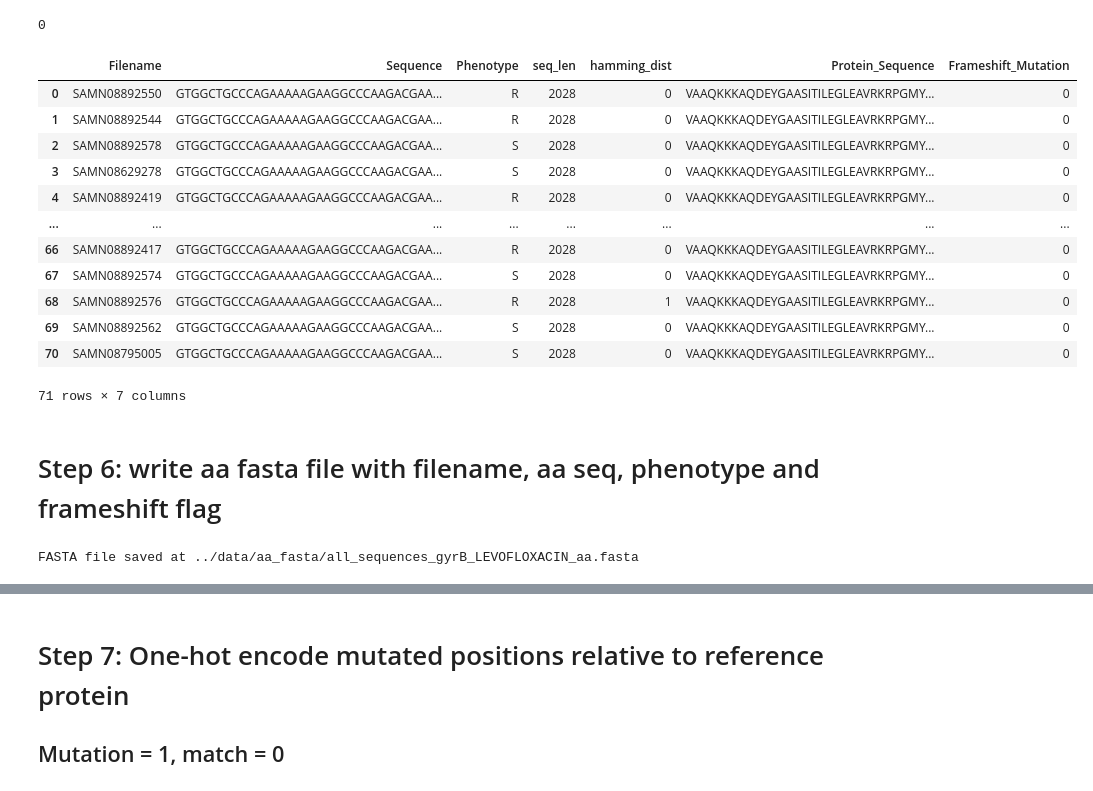
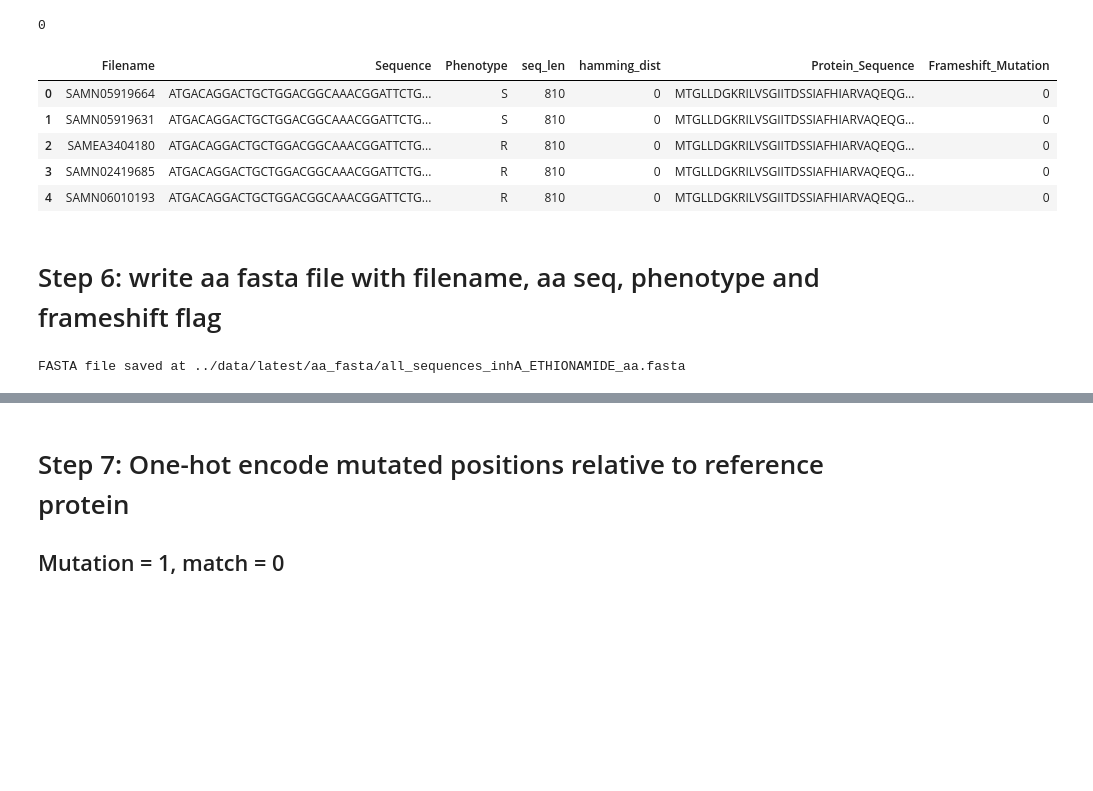
Before and after one commit to SAGE-Lab-UMass/Big-TB-benchmark, a Jupyter notebook: protein-tasks/protein_translation/protein_preparation_final.ipynb, the cells around one changed output, grey strips where cells are left out. Saved outputs shown, nothing was run; the diff lists cells and outputs as text; code cells hidden in the pictures; blank space fills up the shorter version.

Commit message:
protein translation update after latest data from Sanjana(July'25)

```diff
--- a/protein-tasks/protein_translation/protein_preparation_final.ipynb
+++ b/protein-tasks/protein_translation/protein_preparation_final.ipynb
@@ -91,4 +94,5 @@ Number of records in phenotype data: 6581
 # Step 3: Extract nucleotide sequences using reference alignment and gene coordinates
 # %%
 #define the fasta directory
-fasta_dir = "../data/combined_fasta_files"
+fasta_dir = "../data/latest/fasta_files"
+# fasta_dir = "../data/combined_fasta_files"
@@ -268,5 +335,5 @@ CSV file '../data/sequence_data_csv/gyrB_LEVOFLOXACIN_combined_sequence_data.csv
 # %% [markdown]
 # Step 5: Translate to protein and handle frame disruptions
 # %%
-file_path="../data/sequence_data_csv/"+gene_name+"_"+ drug_name+ "_combined_sequence_data.csv"
+file_path="../data/latest/sequence_data_csv/"+gene_name+"_"+ drug_name+ "_combined_sequence_data.csv"
 gene_sequence_data=pd.read_csv(file_path)
@@ -293 +364,7 @@ Match length: 2028 / 2028 (100.00%)
 If the match is from the start, index will be zero: 0
+# %%
+print("seq1[:60]:", seq1[:60])
+print("ref_genome[:60]:", ref_genome[:60])
+for i, (a, b) in enumerate(zip(seq1, seq2)):
+    if a != b:
+        print(f"Mismatch at position {i}: seq1={a}, seq2={b}")
@@ -293,0 +374,15 @@ If the match is from the start, index will be zero: 0
+# %%
+non_matching = {}             # ← NEW dict
+
+for _, row in gene_sequence_data.iterrows():      # cleaner than range(len())
+    filename = row["Filename"]
+    seq1     = row["Sequence"]
+
+    # longest common *contiguous* subsequence (not global alignment)
+    matcher = SequenceMatcher(None, ref_genome, seq1)
+    match   = matcher.find_longest_match(0, len(ref_genome), 0, len(seq1))
+
+    pct = match.size / len(seq1)                  # 1.00 → perfect, <1.00 → truncated/mutated
+
+    if pct < 1.0:                                 # keep only imper- fect matches
+        non_matching[filename] = pct              # store as 0.0–1.0 (or multiply by 100 for %)
@@ -527,21 +675,14 @@ start_index
 # %% [output]
 0
 # %%
-gene_sequence_data
+gene_sequence_data.head()
 # %% [output]
 |  | Filename | Sequence | Phenotype | seq_len | hamming_dist | Protein_Sequence | Frameshift_Mutation |
-| 0 | SAMN08892550 | GTGGCTGCCCAGAAAAAGAAGGCCCAAGACGAA... | R | 2028 | 0 | VAAQKKKAQDEYGAASITILEGLEAVRKRPGMY... | 0 |
-| 1 | SAMN08892544 | GTGGCTGCCCAGAAAAAGAAGGCCCAAGACGAA... | R | 2028 | 0 | VAAQKKKAQDEYGAASITILEGLEAVRKRPGMY... | 0 |
-| 2 | SAMN08892578 | GTGGCTGCCCAGAAAAAGAAGGCCCAAGACGAA... | S | 2028 | 0 | VAAQKKKAQDEYGAASITILEGLEAVRKRPGMY... | 0 |
-| 3 | SAMN08629278 | GTGGCTGCCCAGAAAAAGAAGGCCCAAGACGAA... | S | 2028 | 0 | VAAQKKKAQDEYGAASITILEGLEAVRKRPGMY... | 0 |
-| 4 | SAMN08892419 | GTGGCTGCCCAGAAAAAGAAGGCCCAAGACGAA... | R | 2028 | 0 | VAAQKKKAQDEYGAASITILEGLEAVRKRPGMY... | 0 |
-| ... | ... | ... | ... | ... | ... | ... | ... |
-| 66 | SAMN08892417 | GTGGCTGCCCAGAAAAAGAAGGCCCAAGACGAA... | R | 2028 | 0 | VAAQKKKAQDEYGAASITILEGLEAVRKRPGMY... | 0 |
-| 67 | SAMN08892574 | GTGGCTGCCCAGAAAAAGAAGGCCCAAGACGAA... | S | 2028 | 0 | VAAQKKKAQDEYGAASITILEGLEAVRKRPGMY... | 0 |
-| 68 | SAMN08892576 | GTGGCTGCCCAGAAAAAGAAGGCCCAAGACGAA... | R | 2028 | 1 | VAAQKKKAQDEYGAASITILEGLEAVRKRPGMY... | 0 |
-| 69 | SAMN08892562 | GTGGCTGCCCAGAAAAAGAAGGCCCAAGACGAA... | S | 2028 | 0 | VAAQKKKAQDEYGAASITILEGLEAVRKRPGMY... | 0 |
-| 70 | SAMN08795005 | GTGGCTGCCCAGAAAAAGAAGGCCCAAGACGAA... | S | 2028 | 0 | VAAQKKKAQDEYGAASITILEGLEAVRKRPGMY... | 0 |
+| 0 | SAMN05919664 | ATGACAGGACTGCTGGACGGCAAACGGATTCTG... | S | 810 | 0 | MTGLLDGKRILVSGIITDSSIAFHIARVAQEQG... | 0 |
+| 1 | SAMN05919631 | ATGACAGGACTGCTGGACGGCAAACGGATTCTG... | S | 810 | 0 | MTGLLDGKRILVSGIITDSSIAFHIARVAQEQG... | 0 |
+| 2 | SAMEA3404180 | ATGACAGGACTGCTGGACGGCAAACGGATTCTG... | R | 810 | 0 | MTGLLDGKRILVSGIITDSSIAFHIARVAQEQG... | 0 |
+| 3 | SAMN02419685 | ATGACAGGACTGCTGGACGGCAAACGGATTCTG... | R | 810 | 0 | MTGLLDGKRILVSGIITDSSIAFHIARVAQEQG... | 0 |
+| 4 | SAMN06010193 | ATGACAGGACTGCTGGACGGCAAACGGATTCTG... | R | 810 | 0 | MTGLLDGKRILVSGIITDSSIAFHIARVAQEQG... | 0 |
-71 rows × 7 columns
 # %% [markdown]
 # Step 6: write aa fasta file with filename, aa seq, phenotype and frameshift flag
 # %%
@@ -570,7 +711,7 @@ def write_fasta_with_metadata_from_df(df, output_file, reference_length):
             fasta_file.write(sequence + "\n")
 # %%
 # Define output file path
-protein_name = f'../data/aa_fasta/all_sequences_{gene_name}_{drug_name}_aa.fasta'
+protein_name = f'../data/latest/aa_fasta/all_sequences_{gene_name}_{drug_name}_aa.fasta'
 
 # Ensure the DataFrame has the correct columns
 if {"Filename", "Protein_Sequence", "Phenotype", "Frameshift_Mutation"}.issubset(gene_sequence_data.columns):
@@ -579,7 +720,7 @@ if {"Filename", "Protein_Sequence", "Phenotype", "Frameshift_Mutation"}.issubset
 else:
     print("Error: The DataFrame is missing required columns.")
 # %% [output]
-FASTA file saved at ../data/aa_fasta/all_sequences_gyrB_LEVOFLOXACIN_aa.fasta
+FASTA file saved at ../data/latest/aa_fasta/all_sequences_inhA_ETHIONAMIDE_aa.fasta
 # %%
 
 filtered_translations = [(fn, seq) for (fn, seq) in valid_translations if len(seq) == reference_length]
```
Also changed, not shown: parts of 48 cells of this notebook, 6 other files.
